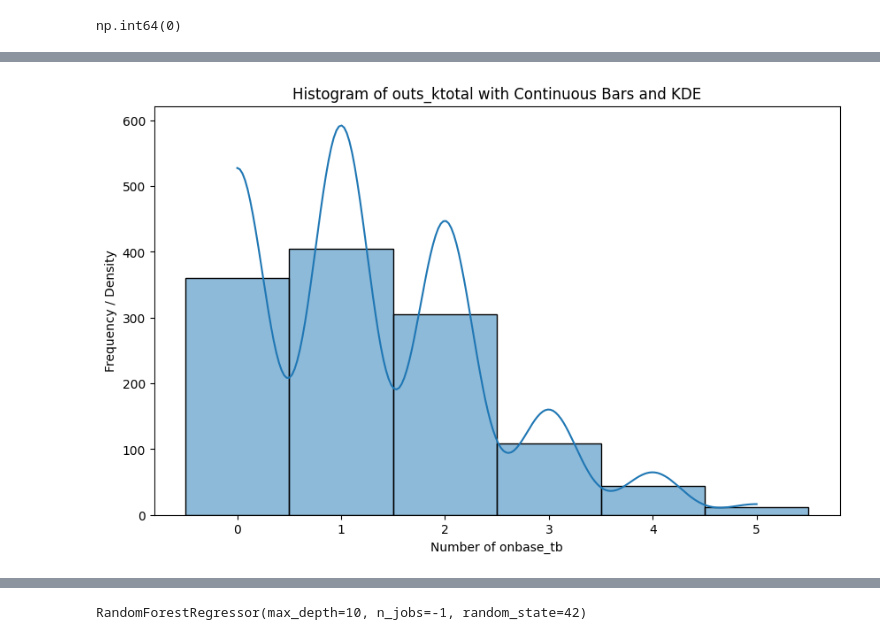
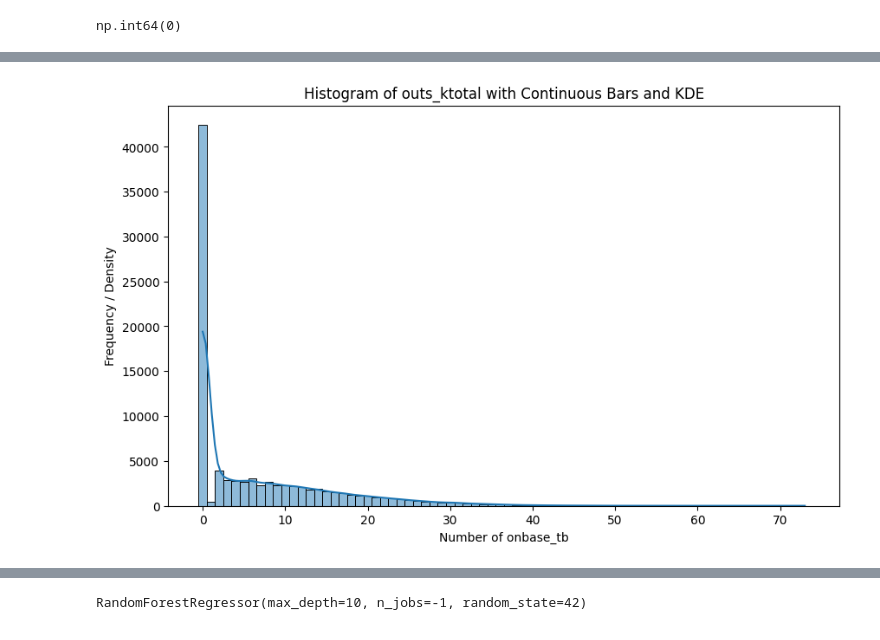
Before and after one commit to Manabodha-Fintech/BasketBall, a Jupyter notebook: notebooks/player_points_training_script/player_points_training_script_v001.ipynb, the cells around one changed output, grey strips where cells are left out. Drawn from its saved outputs; the diff is of its cells as text; code cells hidden in the pictures.

Commit message:
built first version of the model for points scored by player

```diff
--- a/notebooks/player_points_training_script/player_points_training_script_v001.ipynb
+++ b/notebooks/player_points_training_script/player_points_training_script_v001.ipynb
@@ -968,6 +2115,6 @@ combined_cols_to_drop = [
 # %%
 df_combined.drop(columns=combined_cols_to_drop, inplace= True)
-df_combined = df_combined.rename(columns={'passing_touchdowns_x': 'passing_touchdowns'})
+df_combined = df_combined.rename(columns={'points_x': 'points'})
 # %%
 def encode_and_bind(original_dataframe, feature_to_encode, prefix):
     original_dataframe[feature_to_encode] = original_dataframe[feature_to_encode].str.lower().str.strip()
@@ -975,23 +2122,3 @@ def encode_and_bind(original_dataframe, feature_to_encode, prefix):
     temp_df = pd.concat([original_dataframe, dummies], axis=1)
     temp_df = temp_df.drop([feature_to_encode], axis=1)
     return(temp_df)
-# %%
-# encoding the venue data
-# venue_roof_type
-roof_type = df_combined['venue_roof_type'].unique()
-print(roof_type)
-
-df_combined['venue_roof_type'] = df_combined['venue_roof_type'].apply(
-    lambda x: 0 if x == 'dome' else (1 if x == 'outdoor' else (2 if x == 'retractable_dome' else -1))
-)
-roof_type = df_combined['venue_roof_type'].unique()
-print(roof_type)
-
-# venue_surface
-surface_type = df_combined['venue_surface'].unique()
-print(surface_type)
-df_combined['venue_surface'] = df_combined['venue_surface'].apply(
-    lambda x: 0 if x == 'artificial' else 1
-)
-surface_type = df_combined['venue_surface'].unique()
-print(surface_type)
@@ -1031,7 +2153,7 @@ final_training_df.passing_touchdowns.isnull().sum()
 # %% [output]
 np.int64(0)
 # %%
-final_training_df = final_training_df[final_training_df['passing_touchdowns'].notnull()]
+final_training_df = final_training_df[final_training_df['points'].notnull()]
 # %%
 final_training_df.shape
 # %% [output]
@@ -1058,6 +2180,6 @@ efficiency_fourthdown_pct_prev_7_games_career_mean          37
 dtype: int64
 # %%
-final_training_df = final_training_df[~final_training_df['passing_attempts_prev_7_games_career_sum'].isnull()]
+final_training_df = final_training_df[~final_training_df['points_prev_7_games_career_sum_x'].isnull()]
 # %%
 final_training_df.fillna(0, inplace=True)
 # %%
@@ -1121,18 +2230,18 @@ Name: count, dtype: int64
 # %%
 import matplotlib.pyplot as plt
 import seaborn as sns
 
 # Assuming your final training data is in a DataFrame called final_training_df
-target_variable = final_training_df['passing_touchdowns']
+target_variable = final_training_df['points']
 
 plt.figure(figsize=(10, 6))
 sns.histplot(target_variable, kde=True, discrete=True)
 plt.title('Histogram of outs_ktotal with Continuous Bars and KDE')
 plt.xlabel('Number of onbase_tb')
 plt.ylabel('Frequency / Density')
 plt.show()
 # %% [output]
-[figure, old version]
+[figure, new version]
 # %%
 target_variable.unique()
 # %% [output]
```
Also changed, not shown: parts of 74 cells of this notebook, 1 other file.
